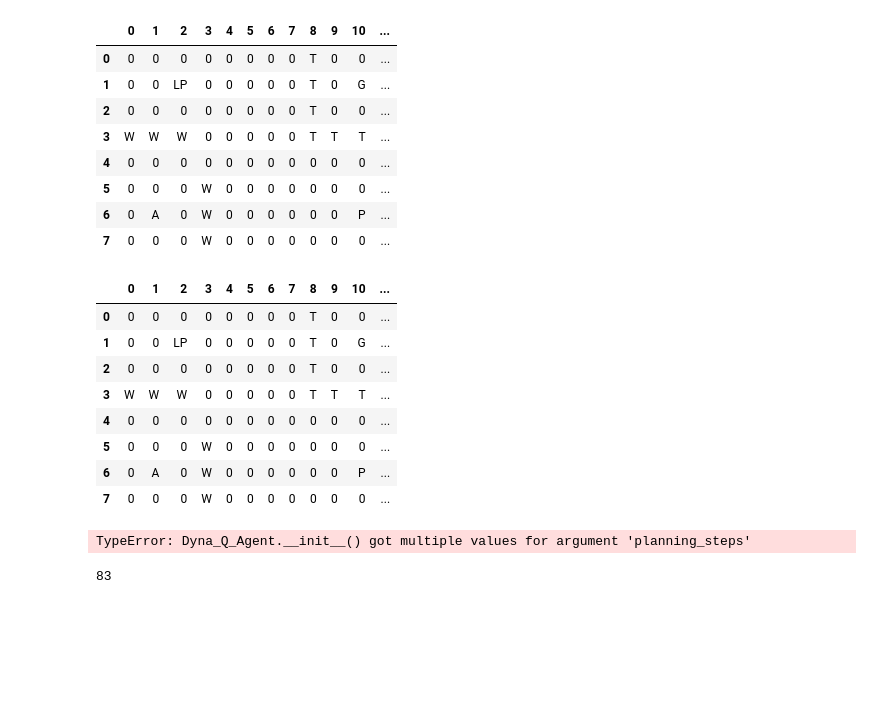
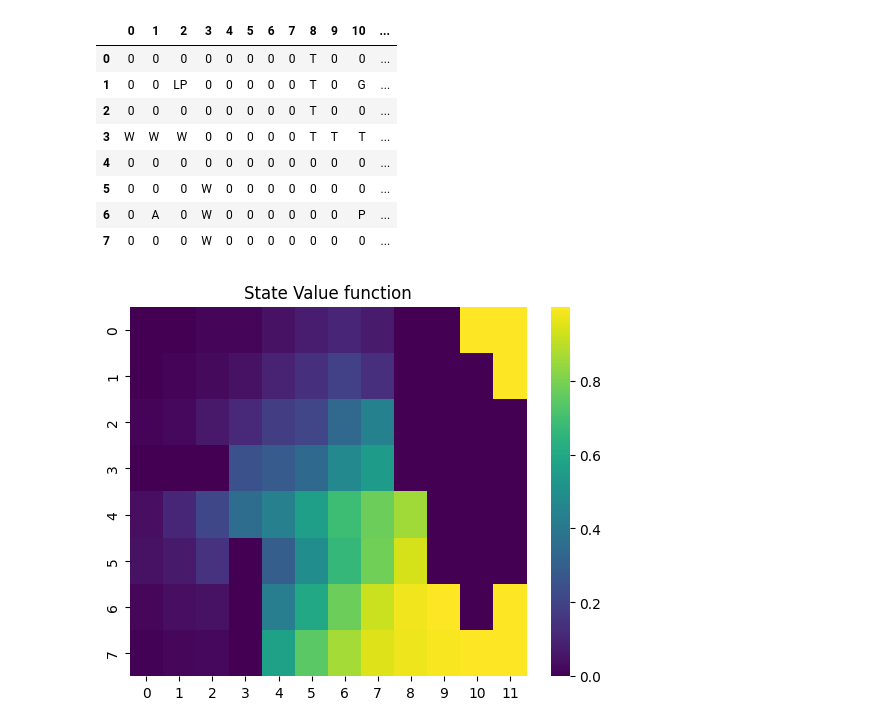
Before and after one commit to RPegoud/Reinforcement-Learning, a Jupyter notebook: dyna_q/dyna_q.ipynb, the cells around one changed output. Cells and saved outputs as stored; diff of their text form; code cells hidden in the pictures; blank space fills up the shorter version.

Commit message:
implemented dyna_q agent

```diff
--- a/dyna_q/dyna_q.ipynb
+++ b/dyna_q/dyna_q.ipynb
@@ -57,7 +61,7 @@ env.grid
 # %%
 class Agent():
     def __init__(self,
-                 gamma: float = 1.0,  # undiscounted task
+                 gamma: float = 0.1,  # undiscounted task
                  step_size: float = 0.1,
                  epsilon: float = 0.1,
                  ) -> None:
@@ -70,12 +74,18 @@ class Agent():
         self.last_action = -1
         self.last_state = -1
         self.n_states = self.env.grid.size
-        self.start_position = self.coord_to_state(
-            list(reversed(self.env.coordinates.get('A')[0])))
+        self.start_position = self.coord_to_state(self.env.coordinates.get('A')[0][::-1])
         self.position = self.start_position
         self.q_values = self.init_q_values()
         self.random_generator = np.random.RandomState(seed=17)
         self.done = False
+        self.n_steps = []
+
+    def reset(self):
+        self.done = False
+        self.position = self.start_position
+        self.last_action = -1
+        self.last_state = -1
 
     def coord_to_state(self, coordinates: tuple) -> int:
         return coordinates[0]*10 + coordinates[1]
@@ -118,11 +128,9 @@ class Agent():
         # /!\ when parsing the dataframe x and y are reversed
         # if the agent bumps into a wall
         if self.env.grid.loc[y, x] == 'W':
-            print('W')
             return coord
         # if the agent goes through the portal
         if self.env.grid.loc[y, x] == 'P':
-            print('P')
             return (11, 0)
         # if the agent encounters a terminal state (whole or goal)
         if self.env.grid.loc[y, x] in ['T', 'G']:
@@ -131,7 +139,7 @@ class Agent():
         self.position == (x, y)
         return (x, y)
 
-    def update_state(self, state, action):
+    def update_state(self, state, action) -> int:
         assert action in [0, 1, 2, 3], f"Invalid action: {action}, should be in {[i for i in range(4)]}"
         coord = self.state_to_coord(state)
         updated_coord = self.update_coord(coord, action)
@@ -263,21 +297,6 @@ class Dyna_Q_Agent(Agent):
-# %%
-env.grid
-# %% [output]
-|  | 0 | 1 | 2 | 3 | 4 | 5 | 6 | 7 | 8 | 9 | 10 | ... |
-| 0 | 0 | 0 | 0 | 0 | 0 | 0 | 0 | 0 | T | 0 | 0 | ... |
-| 1 | 0 | 0 | LP | 0 | 0 | 0 | 0 | 0 | T | 0 | G | ... |
-| 2 | 0 | 0 | 0 | 0 | 0 | 0 | 0 | 0 | T | 0 | 0 | ... |
-| 3 | W | W | W | 0 | 0 | 0 | 0 | 0 | T | T | T | ... |
-| 4 | 0 | 0 | 0 | 0 | 0 | 0 | 0 | 0 | 0 | 0 | 0 | ... |
-| 5 | 0 | 0 | 0 | W | 0 | 0 | 0 | 0 | 0 | 0 | 0 | ... |
-| 6 | 0 | A | 0 | W | 0 | 0 | 0 | 0 | 0 | 0 | P | ... |
-| 7 | 0 | 0 | 0 | W | 0 | 0 | 0 | 0 | 0 | 0 | 0 | ... |
 # %%
-a = Dyna_Q_Agent(planning_steps=10)
-a.play_episode()
+a = Dyna_Q_Agent(planning_steps=30)
+a.fit(40)
+a.report()
 # %% [output]
-TypeError: Dyna_Q_Agent.__init__() got multiple values for argument 'planning_steps'
+[figure, added]
-# %%
-a.position
-# %% [output]
-83
```
Also changed, not shown: parts of 2 cells of this notebook, 5 other files.
